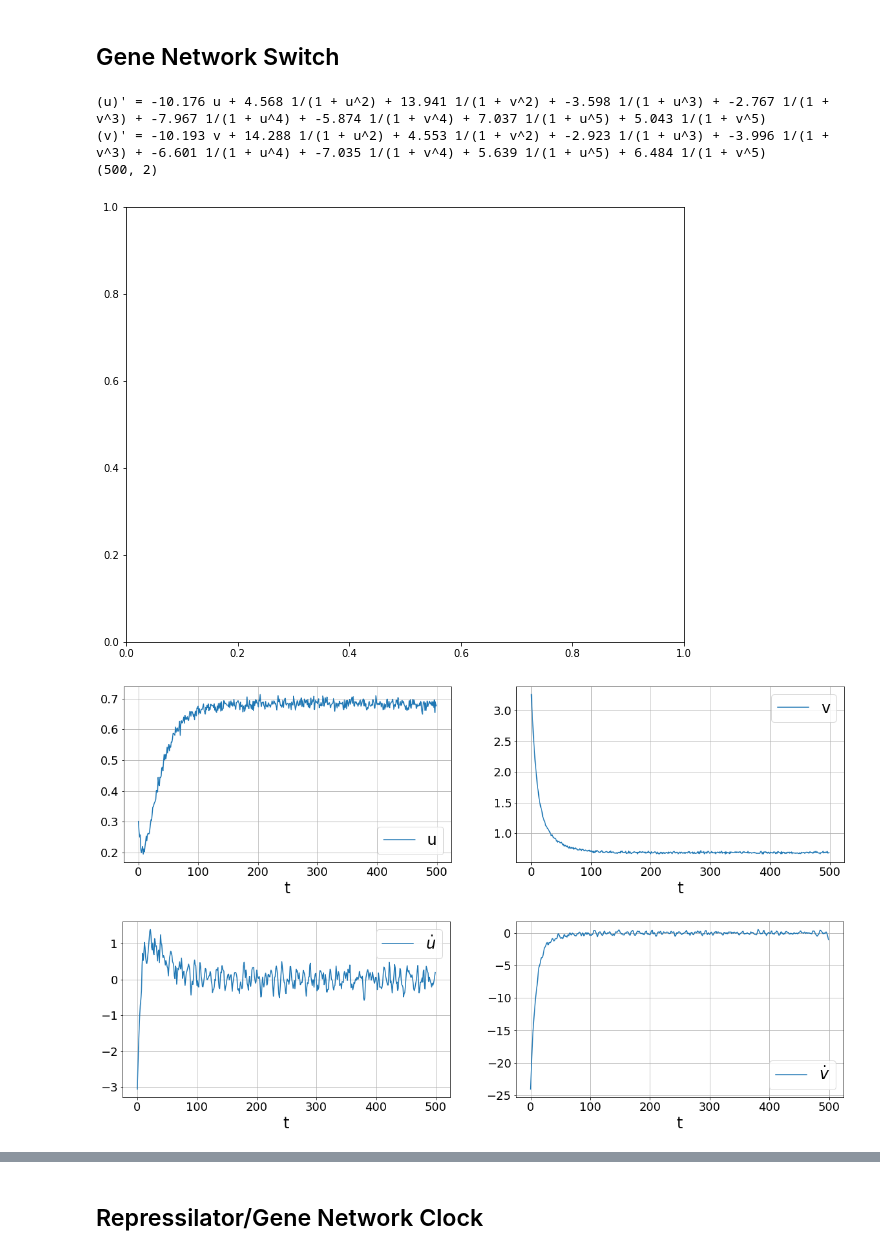
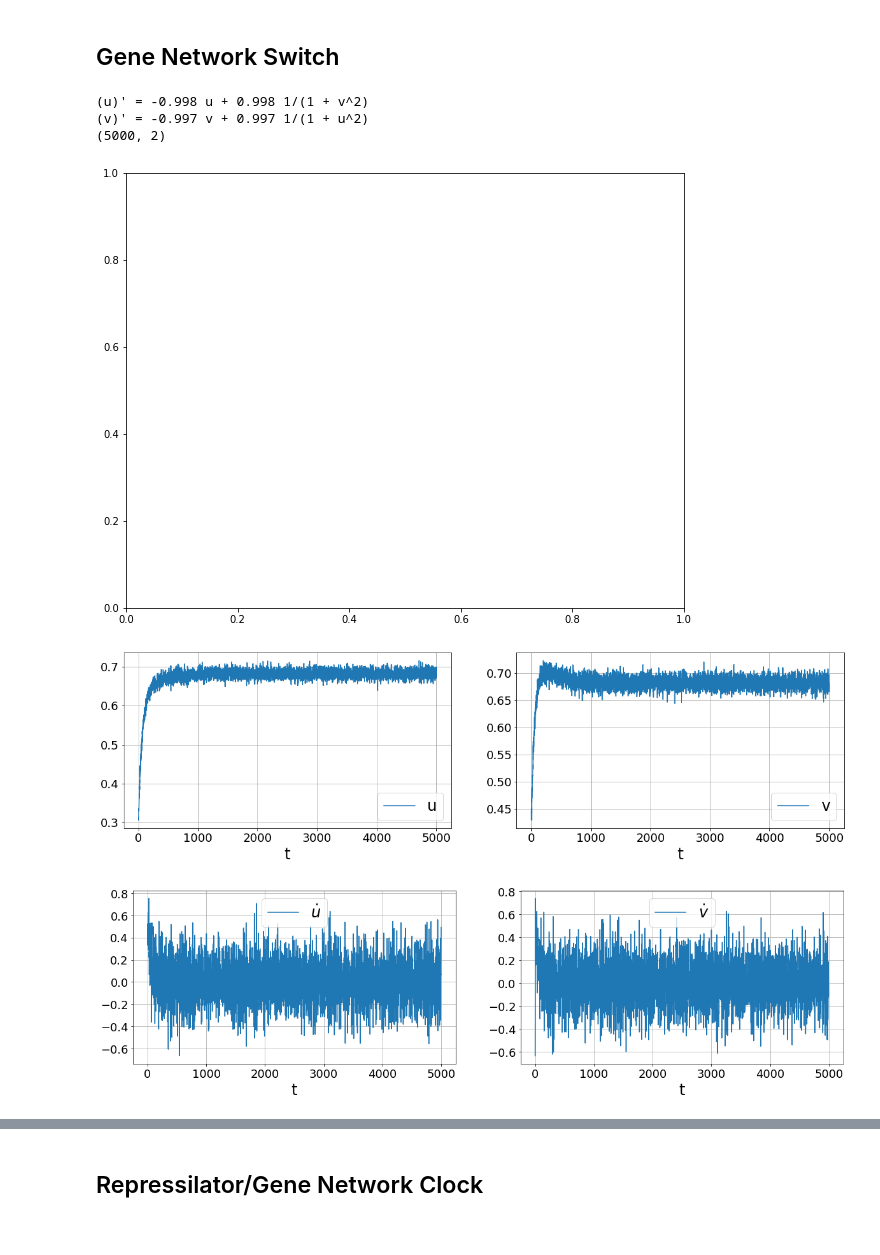
Before and after one commit to ainsleylaiuw/ISB-Hadlock-Lai, a Jupyter notebook: Ex_System.ipynb, the cells around one changed output, grey strips where cells are left out. Saved outputs shown, nothing was run; the diff lists cells and outputs as text; code cells hidden in the pictures.

```diff
--- a/Ex_System.ipynb
+++ b/Ex_System.ipynb
@@ -143,7 +132,7 @@ T = 50
 dt = 0.01
 trange = np.array([0, T])
 #tvals = np.arange(0, T + dt, dt)
-tvals = np.linspace(0, T, 500)
+tvals = np.linspace(0, T, 5000)
 fig, axs = plt.subplots(figsize=(10,8))
 netswitch_x0s = (np.random.rand(n_of_ic, 2) * 5 - np.random.rand(n_of_ic, 2))
 netswitch_train_multi = []
@@ -172,35 +161,35 @@ for i in range(n_of_ic):
     netswitch_train_multi.append(netswitch_train_temp + noise)
     #netswitch_train_multi.append(netswitch_train_temp + np.random.normal(0, 0.015, netswitch_train_temp.shape))
 #axs.legend()
 #axs.set(xlabel="u", ylabel="$v$")
 #plt.show()
 #print(netswitch_train_multi)
 
 sparse_regression_optimizer = ps.STLSQ(threshold=0.7)
 model = ps.SINDy(feature_names=['u', 'v'], optimizer=sparse_regression_optimizer, feature_library=netswitch_library)
 model.fit(netswitch_train_multi, t=dt, multiple_trajectories=True)
 model.print()
 plot_data_and_derivative(netswitch_train_multi[0], dt, ps.SmoothedFiniteDifference()._differentiate)
 netswitch_sim = model.simulate(np.random.rand(2) * 5 - np.random.rand(2), t=tvals)
 print(netswitch_sim.shape)
 #axs.plot(tvals, netswitch_sim[, "b", label="$v$", **plot_kws)
 #netswitch_train_multi = []
 #MSE_result = []
 #for j in range(len(sigma_list)):
 #    for i in range(n_of_ic):
 #        netswitch_train_temp = solve_ivp(
 #            netswitch, trange, netswitch_x0s[i], t_eval=tvals
 #        ).y.T
 #        noise = np.random.normal(0, sigma_list[j], netswitch_train_temp.shape)
 #        netswitch_train_multi.append(netswitch_train_temp + noise)
 #    sparse_regression_optimizer = ps.STLSQ(threshold=0.7)
 #    model = ps.SINDy(feature_names=['u', 'v'], optimizer=sparse_regression_optimizer, feature_library=netswitch_library)
 #    model.fit(netswitch_train_multi, t=dt, multiple_trajectories=True)
 #    netswitch_sim = model.simulate(np.random.rand(2) * 5 - np.random.rand(2), t=tvals)
 # %% [output]
-(u)' = -10.176 u + 4.568 1/(1 + u^2) + 13.941 1/(1 + v^2) + -3.598 1/(1 + u^3) + -2.767 1/(1 + v^3) + -7.967 1/(1 + u^4) + -5.874 1/(1 + v^4) + 7.037 1/(1 + u^5) + 5.043 1/(1 + v^5)
-(v)' = -10.193 v + 14.288 1/(1 + u^2) + 4.553 1/(1 + v^2) + -2.923 1/(1 + u^3) + -3.996 1/(1 + v^3) + -6.601 1/(1 + u^4) + -7.035 1/(1 + v^4) + 5.639 1/(1 + u^5) + 6.484 1/(1 + v^5)
-(500, 2)
+(u)' = -0.998 u + 0.998 1/(1 + v^2)
+(v)' = -0.997 v + 0.997 1/(1 + u^2)
+(5000, 2)
 [figure]
-[figure, old version]
+[figure, new version]
-[figure, old version]
+[figure, new version]
```
Also changed, not shown: parts of 9 cells of this notebook, 1 other file.
